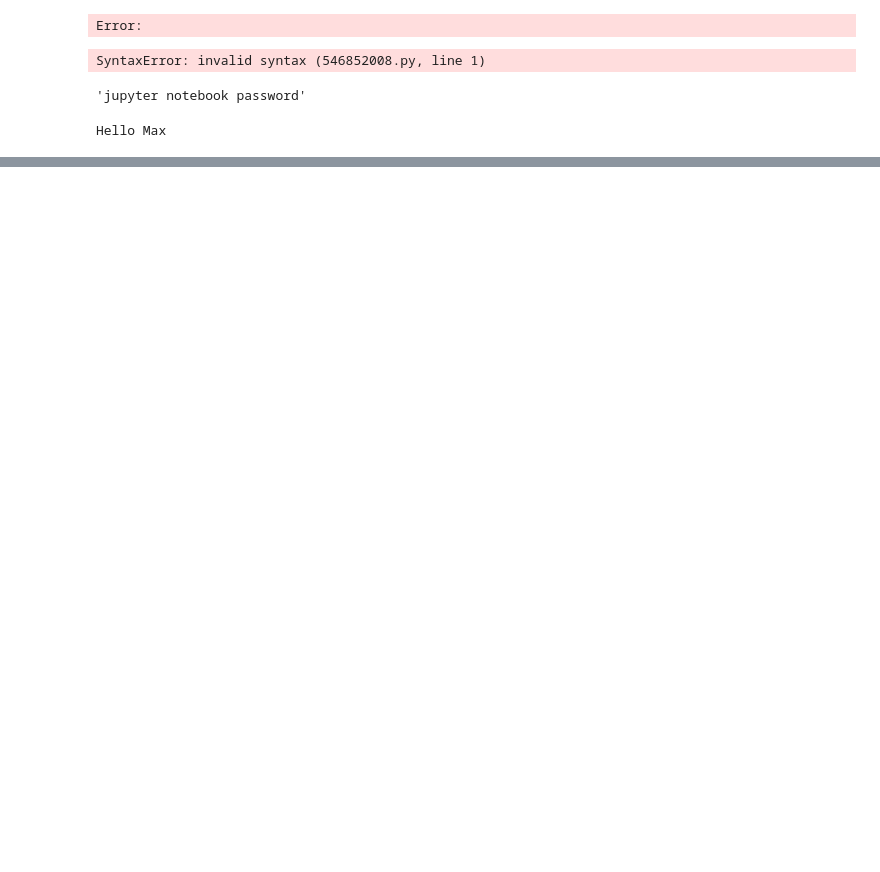
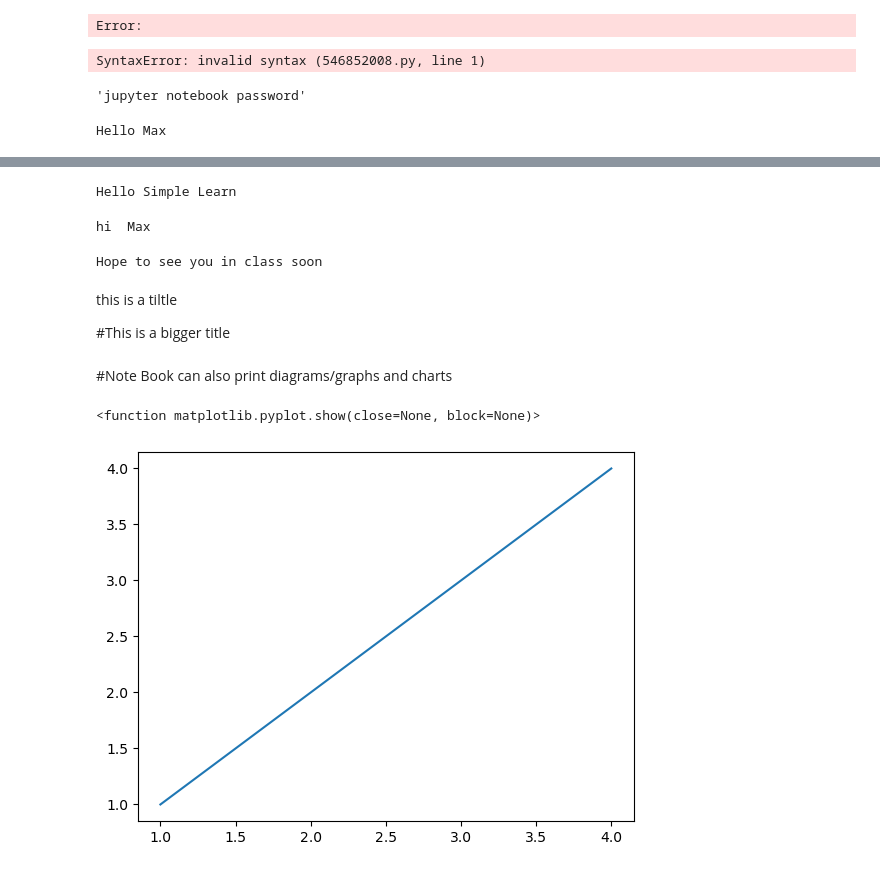
Before and after one commit to themaxempire23/Python-Journey, a Jupyter notebook: jupyter1.ipynb, the cells around one changed output, grey strips where cells are left out. Saved outputs shown, nothing was run; the diff lists cells and outputs as text; code cells hidden in the pictures; blank space fills up the shorter version.

Commit message:
anaconda and J noteBook

```diff
--- a/jupyter1.ipynb
+++ b/jupyter1.ipynb
@@ -16,0 +22,26 @@ Hello Max
+# %%
+print(hello)
+# %% [output]
+Hello Simple Learn
+# %%
+name=input("Enter your name")
+print("hi ", name)
+# %% [output]
+hi  Max
+# %%
+print("Hope to see you in class soon")
+# %% [output]
+Hope to see you in class soon
+# %% [markdown]
+this is a tiltle
+
+#This is a bigger title
+# %% [markdown]
+#Note Book can also print diagrams/graphs and charts
+# %%
+import matplotlib.pyplot as plt
+plt.plot([1,2,3,4], [1,2,3,4])
+#plt.show
+# %% [output]
+<function matplotlib.pyplot.show(close=None, block=None)>
+[figure, added]
```
Also changed, not shown: parts of 3 cells of this notebook.
